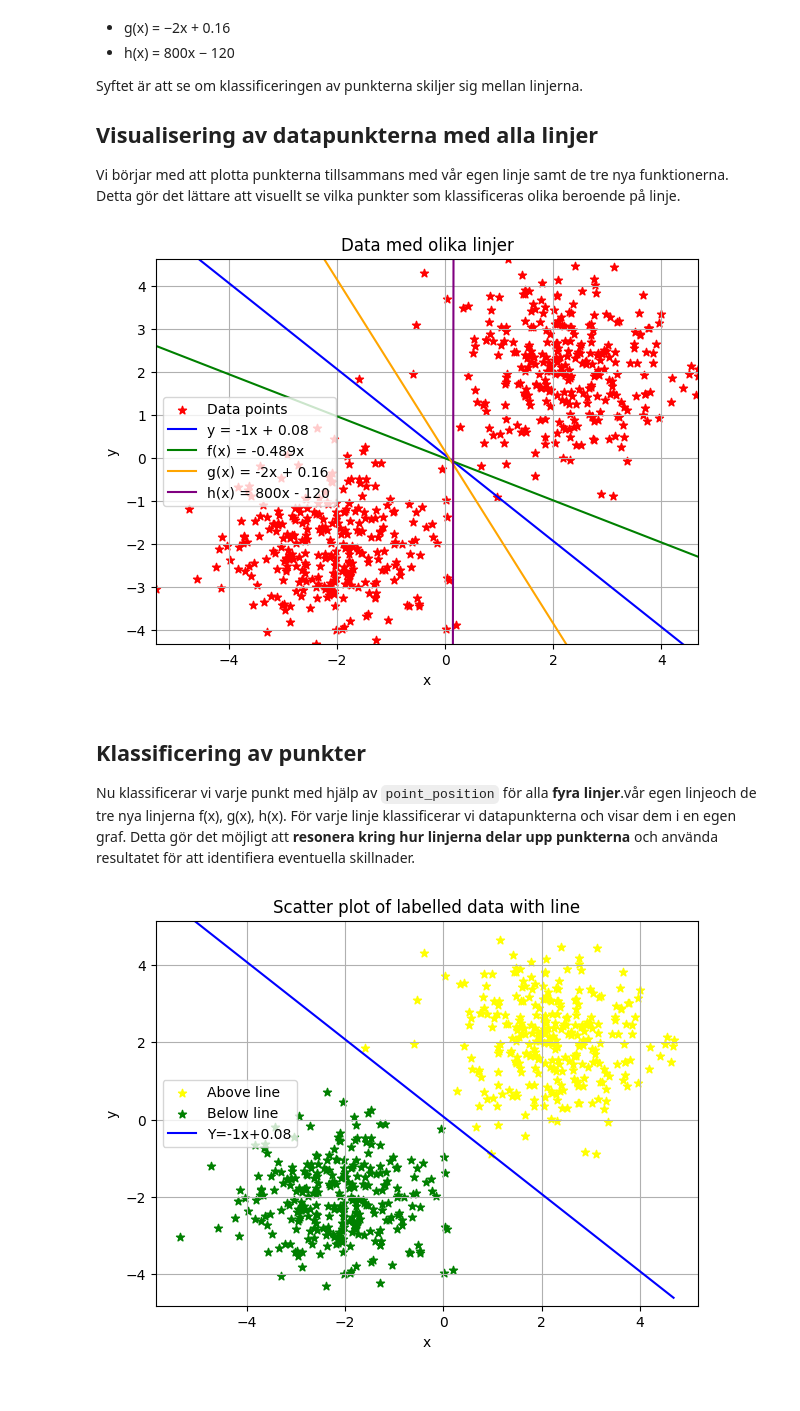
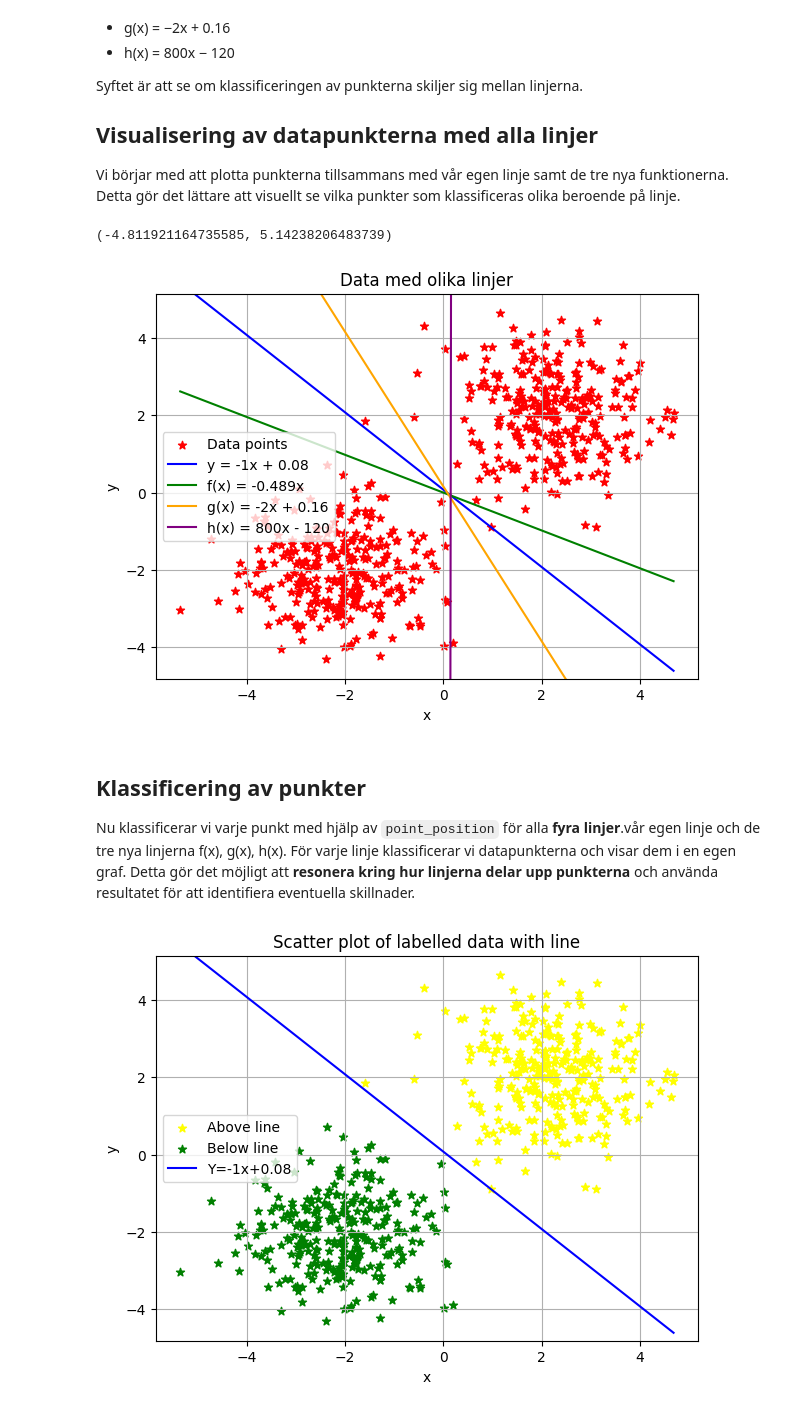
Before and after one commit to nouralahmad89-crypto/Labb3, a Jupyter notebook: report.ipynb, the cells around one changed output. Cells and saved outputs as stored; diff of their text form; code cells hidden in the pictures.

```diff
--- a/report.ipynb
+++ b/report.ipynb
@@ -23,44 +23,44 @@ import numpy as np
 import matplotlib.pyplot as plt
 import main as ma
 
-# Hämta data och egen linje
-x_values, y_values, labels = ma.classify_points_and_get_labels()
+# Hämta data och egen linje from main.py
+x_values, y_values, my_label = ma.classify_points_and_get_labels()
 k = ma.k
-m= ma.m  # linje från main.py
+m= ma.m
 
 # Skapa x-intervallet för linjerna
 x_line = np.linspace(min(x_values), max(x_values), 200)
 # egen linje som delar punkterna så jämnt som möjlight
 y_line = k * x_line + m
 
 # VG-linjer
 y_line1 = -0.489 * x_line      # f(x)
 y_line2 = -2 * x_line + 0.16   # g(x)
 y_line3 = 800 * x_line - 120   # h(x)
 
 # === Plot ===
 x_min, x_max = min(x_values) - 0.5, max(x_values) + 0.5
 y_min, y_max = min(y_values) - 0.5, max(y_values) + 0.5
 plt.figure(figsize=(7,5))
 plt.scatter(x_values, y_values, label="Data points", color="red", marker="*")
 plt.plot(x_line, y_line, label=f"y = {k}x + {m:.2f}", color="blue")
 plt.plot(x_line, y_line1, label="f(x) = -0.489x", color="green")
 plt.plot(x_line, y_line2, label="g(x) = -2x + 0.16", color="orange")
 plt.plot(x_line, y_line3, label="h(x) = 800x - 120", color="purple")
 plt.title("Data med olika linjer")
 plt.xlabel("x")
 plt.ylabel("y")
 plt.grid(True)
 plt.legend()
 plt.xlim(x_min,x_max)
 plt.ylim(y_min,y_max)
-plt.show()
 # %% [output]
+(-4.811921164735585, 5.14238206483739)
-[figure, old version]
+[figure, new version]
 # %% [markdown]
 ## Klassificering av punkter
 
-Nu klassificerar vi varje punkt med hjälp av `point_position` för alla **fyra linjer**.vår egen linjeoch de tre nya linjerna f(x), g(x), h(x).
+Nu klassificerar vi varje punkt med hjälp av `point_position` för alla **fyra linjer**.vår egen linje och de tre nya linjerna f(x), g(x), h(x).
 För varje linje klassificerar vi datapunkterna och visar dem i en egen graf. Detta gör det möjligt att **resonera kring hur linjerna delar upp punkterna** och använda resultatet för att identifiera eventuella skillnader.
 # %%
 """iii) Använda dessa nya funktioner
```
Also changed, not shown: parts of 2 cells of this notebook.
